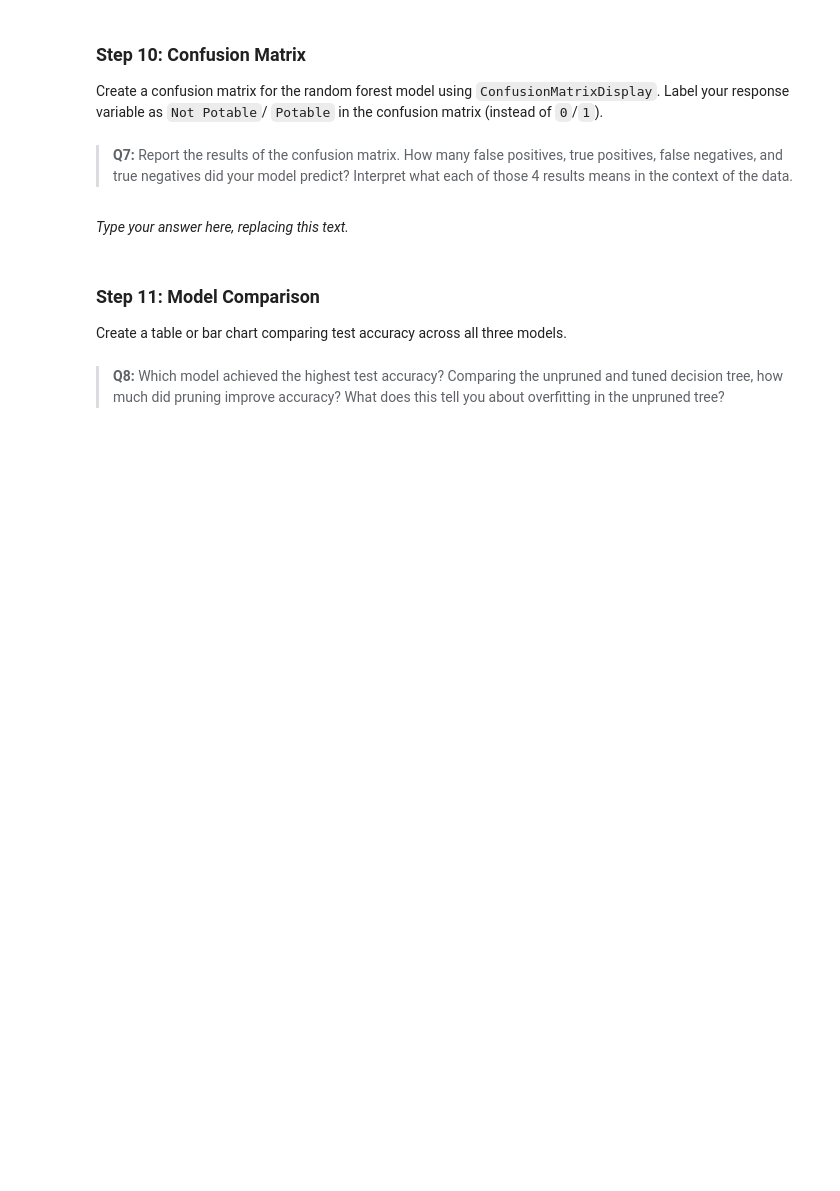
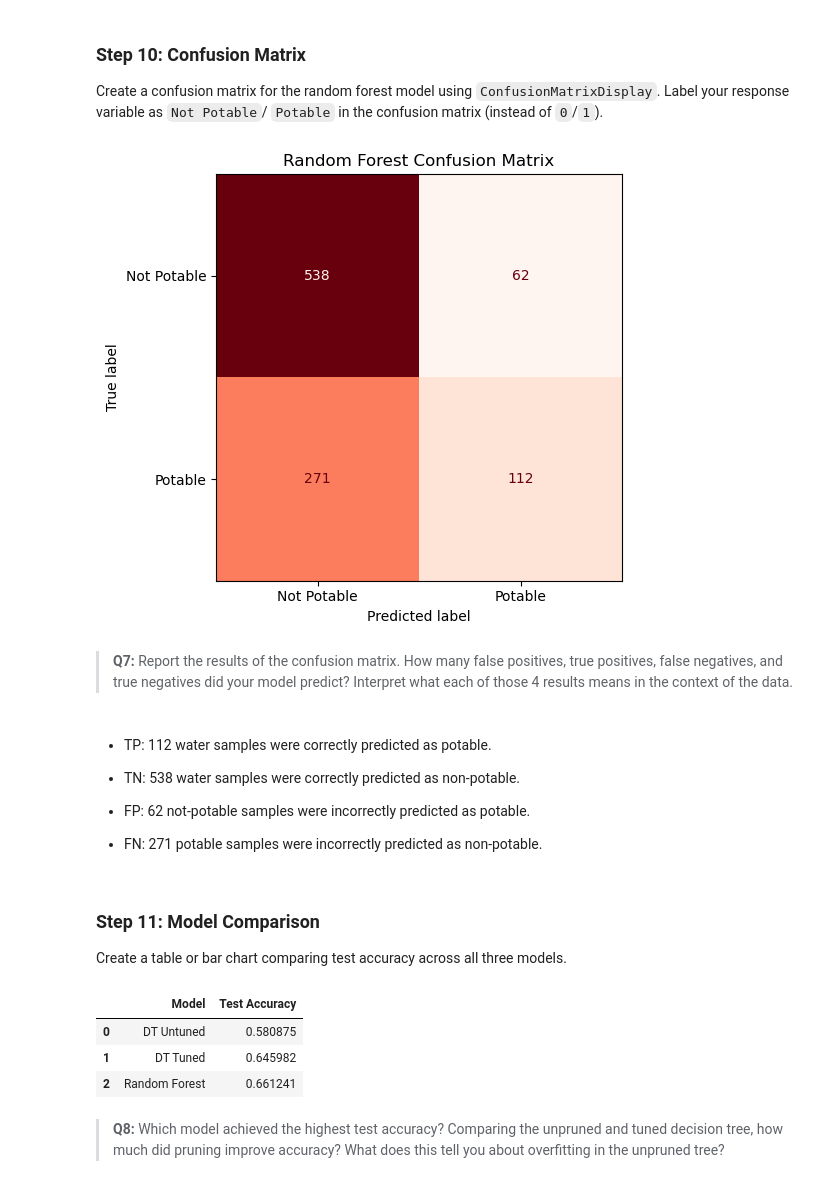
Before and after one commit to kaimorquecho/assignment-3, a Jupyter notebook: task2/hw3-task2.ipynb, the cells around one changed output. Drawn from its saved outputs; the diff is of its cells as text; code cells hidden in the pictures; blank space fills up the shorter version.

```diff
--- a/task2/hw3-task2.ipynb
+++ b/task2/hw3-task2.ipynb
@@ -273,12 +334,32 @@ _Type your answer here, replacing this text._
 ### Step 10: Confusion Matrix
 
 Create a confusion matrix for the random forest model using `ConfusionMatrixDisplay`. Label your response variable as `Not Potable`/ `Potable` in the confusion matrix (instead of `0`/`1`).
+# %%
+# Create confusion matrix of random forest model
+cm = confusion_matrix(y_test, rf.predict(X_test))
+disp = ConfusionMatrixDisplay(confusion_matrix=cm,
+                              display_labels=['Not Potable', 'Potable'])
+
+
+fig, ax = plt.subplots(figsize=(6, 5))
+disp.plot(ax=ax, colorbar=False, cmap='Reds')
+ax.set_title('Random Forest Confusion Matrix', fontsize=12)
+plt.tight_layout()
+plt.show()
+# %% [output]
+[figure, added]
 # %% [markdown]
 <!-- BEGIN QUESTION -->
 
 > **Q7:** Report the results of the confusion matrix. How many false positives, true positives, false negatives, and true negatives did your model predict? Interpret what each of those 4 results means in the context of the data.
 # %% [markdown]
-_Type your answer here, replacing this text._
+- TP: 112 water samples were correctly predicted as potable.
+
+- TN: 538 water samples were correctly predicted as non-potable.
+
+- FP: 62 not-potable samples were incorrectly predicted as potable.
+
+- FN: 271 potable samples were incorrectly predicted as non-potable.
 # %% [markdown]
 <!-- END QUESTION -->
 
@@ -287,6 +368,19 @@ _Type your answer here, replacing this text._
 ### Step 11: Model Comparison
 
 Create a table or bar chart comparing test accuracy across all three models.
+# %%
+#Create table showing all test accuracies
+test_acc_table = pd.DataFrame({
+    'Model':['DT Untuned', 'DT Tuned', 'Random Forest'],
+    'Test Accuracy':[dt_unpruned_acc_test, acc_dt, acc_rf]
+})
+
+test_acc_table
+# %% [output]
+|  | Model | Test Accuracy |
+| 0 | DT Untuned | 0.580875 |
+| 1 | DT Tuned | 0.645982 |
+| 2 | Random Forest | 0.661241 |
 # %% [markdown]
 > **Q8:** Which model achieved the highest test accuracy? Comparing the unpruned and tuned decision tree, how much did pruning improve accuracy? What does this tell you about overfitting in the unpruned tree?
 # %% [markdown]
```
Also changed, not shown: parts of 13 cells of this notebook.
